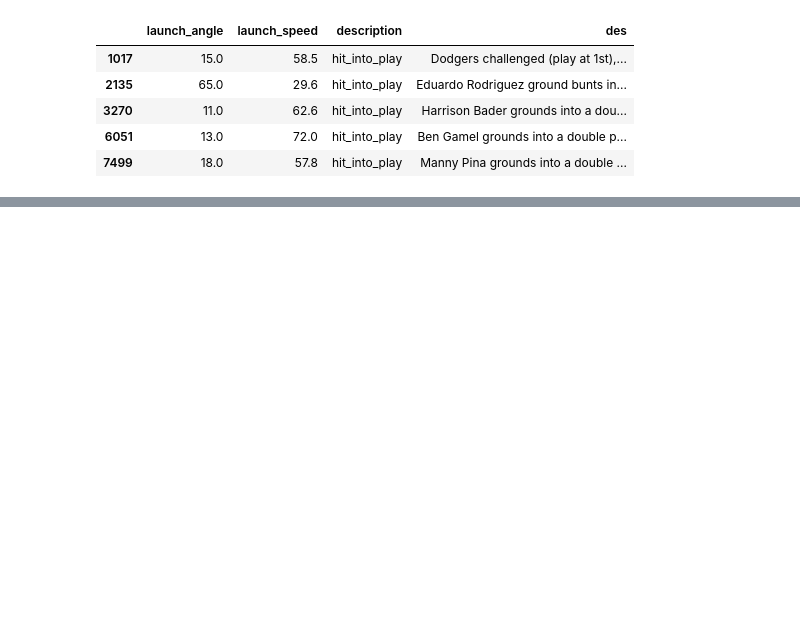
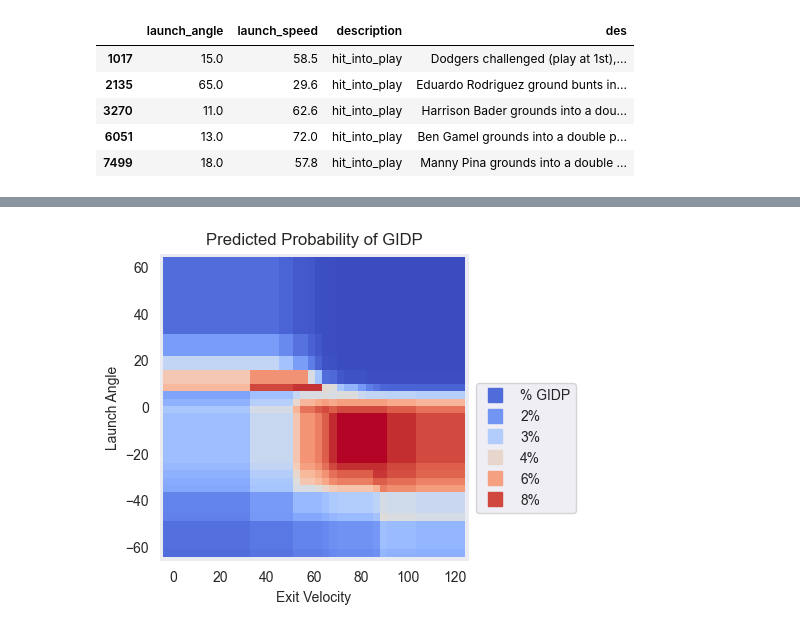
Before and after one commit to sam-walsh/sxwOBA, a Jupyter notebook: notebooks/expected_era.ipynb, the cells around one changed output, grey strips where cells are left out. Cells and saved outputs as stored; diff of their text form; code cells hidden in the pictures; blank space fills up the shorter version.

```diff
--- a/notebooks/expected_era.ipynb
+++ b/notebooks/expected_era.ipynb
@@ -328,8 +252,31 @@ plt.hist(y_pred_proba, bins=50)
 # %%
-ev_space = np.linspace(0, 120, 121)
-la_space = np.linspace(-45, 45, 91)
+ev_space = np.linspace(0, 120, 40)
+la_space = np.linspace(-60, 60, 40)
 ev_grid, la_grid = np.meshgrid(ev_space, la_space)
 X_grid = np.column_stack((ev_grid.ravel(), la_grid.ravel()))
 # %%
-pred_grid = high_k.predict_proba(X_grid)[:,1]
+pred_grid = xgb_clf.predict_proba(X_grid)[:,1]
 y_proba_grid = pred_grid.reshape(ev_grid.shape)
+# %%
+
+import matplotlib.lines as mlines
+fig, ax = plt.subplots(figsize=(4, 4), dpi=100)
+sns.scatterplot(x=ev_grid.ravel(), y=la_grid.ravel(), marker='s', s=200, hue=pred_grid, edgecolor='none', palette='coolwarm', label="% GIDP", legend=True)
+plt.xlabel('Exit Velocity')
+plt.ylabel('Launch Angle')
+plt.title("""Predicted Probability of GIDP""")
+
+handles, labels = ax.get_legend_handles_labels()
+new_handles = []
+for handle, label in zip(handles, labels):
+    color = handle.get_facecolor()[0]
+    new_handle = plt.Line2D([], [], marker='s', markersize=10, linestyle='', color=color)
+    new_handles.append(new_handle)
+
+# Convert labels to percentages
+labels = ["{:.0%}".format(float(label)) if label.replace('.','',1).isdigit() else label for label in labels]
+
+plt.legend(new_handles, labels, bbox_to_anchor=(1, 0.6), loc='upper left')
+plt.show()
+# %% [output]
+[figure, added]
```
Also changed, not shown: parts of 31 cells of this notebook, 5 other files.
